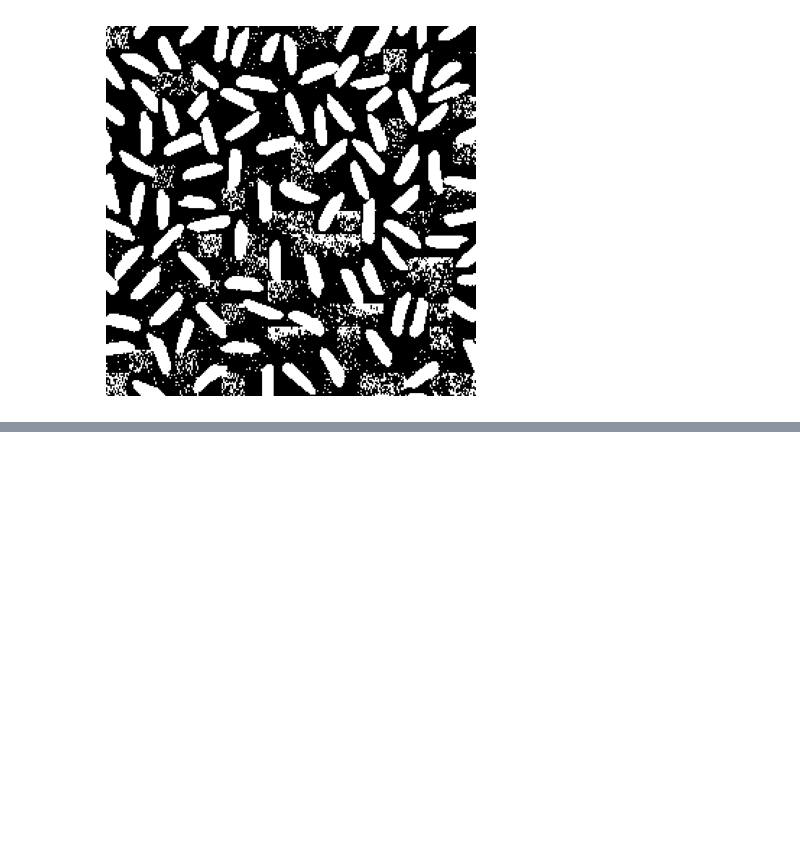
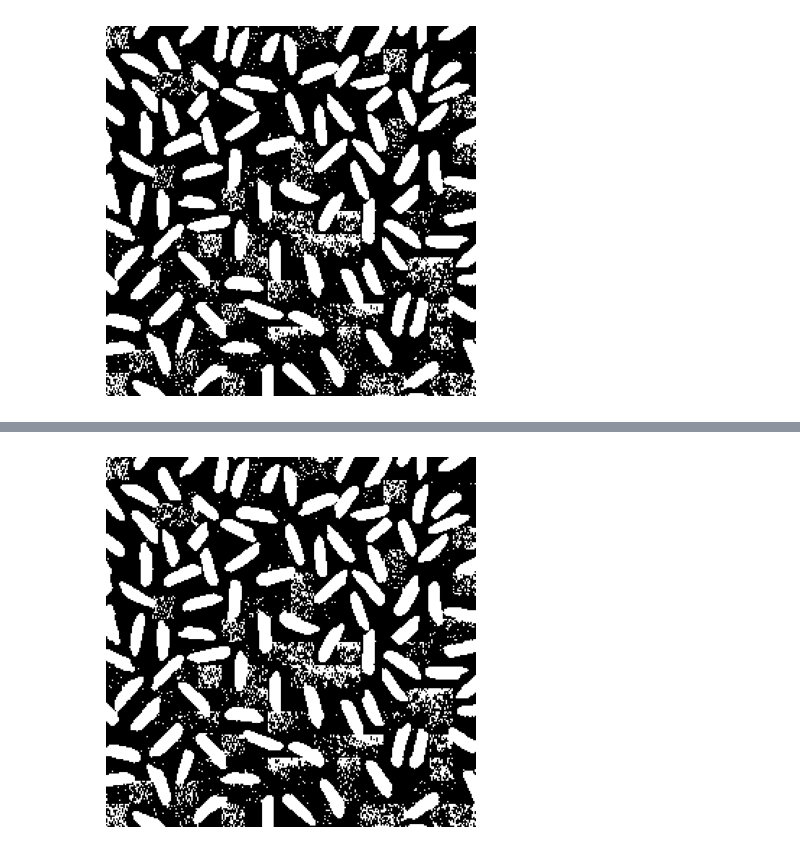
Before and after one commit to lursz/DigitalImageProcessing-Course, a Jupyter notebook: lab4/04_thresholding_hw.ipynb, the cells around one changed output, grey strips where cells are left out. Cells and saved outputs as stored; diff of their text form; code cells hidden in the pictures; blank space fills up the shorter version.

```diff
--- a/lab4/04_thresholding_hw.ipynb
+++ b/lab4/04_thresholding_hw.ipynb
@@ -131,105 +130,98 @@ def isVerticalBoundary(_, j):
 # %%
-
 def IsWall(i, j, W, image):
-    '''
+    """
     i - index of row
     j - index of column
     W - size of window
-    '''
+    """
     result = []
-    if i < W/2:
-        result.append('u')
-    if j < W/2:
-        result.append('l')
-    if i > image.shape[0] - W/2:
-        result.append('d')
-    if j > image.shape[1] - W/2:
-        result.append('r')
+    if i < W / 2:
+        result.append("u")
+    if j < W / 2:
+        result.append("l")
+    if i >= image.shape[0] - W / 2:
+        result.append("d")
+    if j >= image.shape[1] - W / 2:
+        result.append("r")
     return result
 
 
-
-def Interpolation(image, W: int):
+def Interpolation(image, W: int, lambda_parameter=16):
     # Calc an array of average values
-    avg_brightness_arr = np.zeros((image.shape[0]//W, image.shape[1]//W))
+    avg_brightness_arr = np.zeros((image.shape[0] // W, image.shape[1] // W))
     for i in range(0, image.shape[0], W):
         for j in range(0, image.shape[1], W):
-            avg_brightness_arr[i//W, j//W] = np.average(image[i:i+W, j:j+W])
-
+            avg_brightness_arr[i // W, j // W] = np.average(image[i : i + W, j : j + W])
 
     dummy = np.zeros(image.shape)
-    for j in range(image.shape[0]):
-        for i in range(image.shape[1]):
+    for i in range(image.shape[0]):
+        for j in range(image.shape[1]):
             # Obliczenie indeksów iT i jT
             iT = i // W
             jT = j // W
-
 
             walls = IsWall(i, j, W, image)
             # corner
             if len(walls) == 2:
                 brightness = avg_brightness_arr[iT, jT]
-                test = image[i][j]
+                test = brightness
 
             # wall
             elif len(walls) == 1:
-                if walls[0] in ['r', 'l']:
-                    firstj = int(j - W/2) // W
+                if walls[0] in ["u", "d"]:
+                    firstj = int(j - W / 2) // W
                     secondj = firstj + 1
-                    brightness = (avg_brightness_arr[iT, firstj] + avg_brightness_arr[iT, secondj]) / 2
 
-                    dYup = j - W / 2 - jT * W
-                    dYdown = (jT + 1) * W - j - W / 2
+                    dYup = j % W
+                    dYdown = W - dYup
 
-                    t11 = image[iT, firstj]
-                    t12 = image[iT, secondj]
+                    t11 = avg_brightness_arr[iT, firstj]
+                    t12 = avg_brightness_arr[iT, secondj]
 
                     interpolation_y1 = (t11 * dYup / W) + (t12 * dYdown / W)
                     test = int(interpolation_y1)
 
                 else:
-                    firsti = int(i - W/2) // W
+                    firsti = int(i - W / 2) // W
                     secondi = firsti + 1
-                    brightness = (avg_brightness_arr[firsti, jT] + avg_brightness_arr[secondi, jT]) / 2
 
-                    dXleft = i - W / 2 - iT * W
-                    dXright = (iT + 1) * W - i - W / 2
+                    dXleft = i % W
+                    dXright = W - dXleft
 
-                    t11 = image[firsti, jT]
-                    t12 = image[secondi, jT]
+                    t11 = avg_brightness_arr[firsti, jT]
+                    t12 = avg_brightness_arr[secondi, jT]
 
-                    interpolation_x1 = (t11 * dXleft / W) + (t12 * dXleft / W)
+                    interpolation_x1 = (t11 * dXleft / W) + (t12 * dXright / W)
                     test = int(interpolation_x1)
 
             # rest
             else:
-                firsti = int(i - W/2) // W
+                firsti = int(i - W / 2) // W
                 secondi = firsti + 1
 
-                firstj = int(j - W/2) // W
+                firstj = int(j - W / 2) // W
                 secondj = firstj + 1
-                brightness = int((avg_brightness_arr[firsti, firstj] + avg_brightness_arr[firsti, secondj] + \
-                                     avg_brightness_arr[secondi, firstj] + avg_brightness_arr[secondi, secondj]) / 4)
 
-                dXleft = i - W / 2 - iT * W
-                dXright = (iT + 1) * W - i - W / 2
+                dXleft = i % W
+                dXright = W - dXleft
 
-                dYup = j - W / 2 - jT * W
-                dYdown = (jT + 1) * W - j - W / 2
+                dYup = j % W
+                dYdown = W - dYup
 
-                t11 = image[firsti, firstj]
-                t12 = image[firsti, secondj]
-                t21 = image[secondi, firstj]
-                t22 = image[secondi, secondj]
-
+                t11 = avg_brightness_arr[firsti, firstj]
+                t12 = avg_brightness_arr[firsti, secondj]
+                t21 = avg_brightness_arr[secondi, firstj]
+                t22 = avg_brightness_arr[secondi, secondj]
 
                 interpolation_x1 = (t11 * dXleft / W) + (t12 * dXright / W)
                 interpolation_x2 = (t21 * dXleft / W) + (t22 * dXright / W)
 
                 # Interpolacja w osi Y
-                interpolated_value = (interpolation_x1 * dYup / W) + (interpolation_x2 * dYdown / W)
-                test = int(interpolated_value)
-            dummy[i, j] = 255 if test > brightness else 0
+                interpolated_value = (interpolation_x1 * dYup / W) + (
+                    interpolation_x2 * dYdown / W
+                )
+                test = interpolated_value
+            dummy[i, j] = 255 if image[i, j] > test + lambda_parameter else 0
 
     plt.imshow(dummy, "gray")
     plt.axis("off")
@@ -237,10 +229,4 @@ def Interpolation(image, W: int):
 
 
 Interpolation(rice, 16)
-
-DisplayImageComparison1x3(original_im,
-                          ScaleImageByRatio(original_im,2,2,cv2.INTER_LINEAR),
-                          ScaleImageByRatio(original_im,.5,.5,cv2.INTER_LINEAR),
-                          "2x scale",
-                          ".5x scale")
 # %% [output]
@@ -247,0 +233 @@ IndexError: index 16 is out of bounds for axis 0 with size 16
+[figure, added]
```
Also changed, not shown: parts of 7 cells of this notebook, 1 other file.
